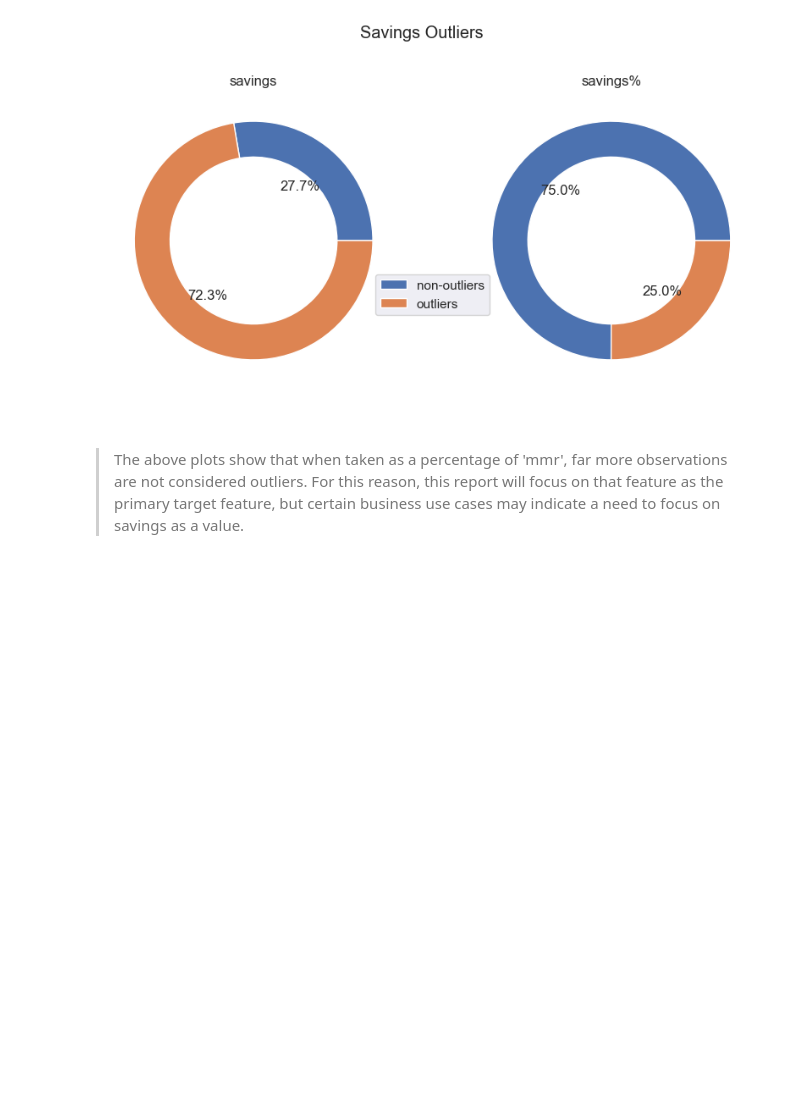
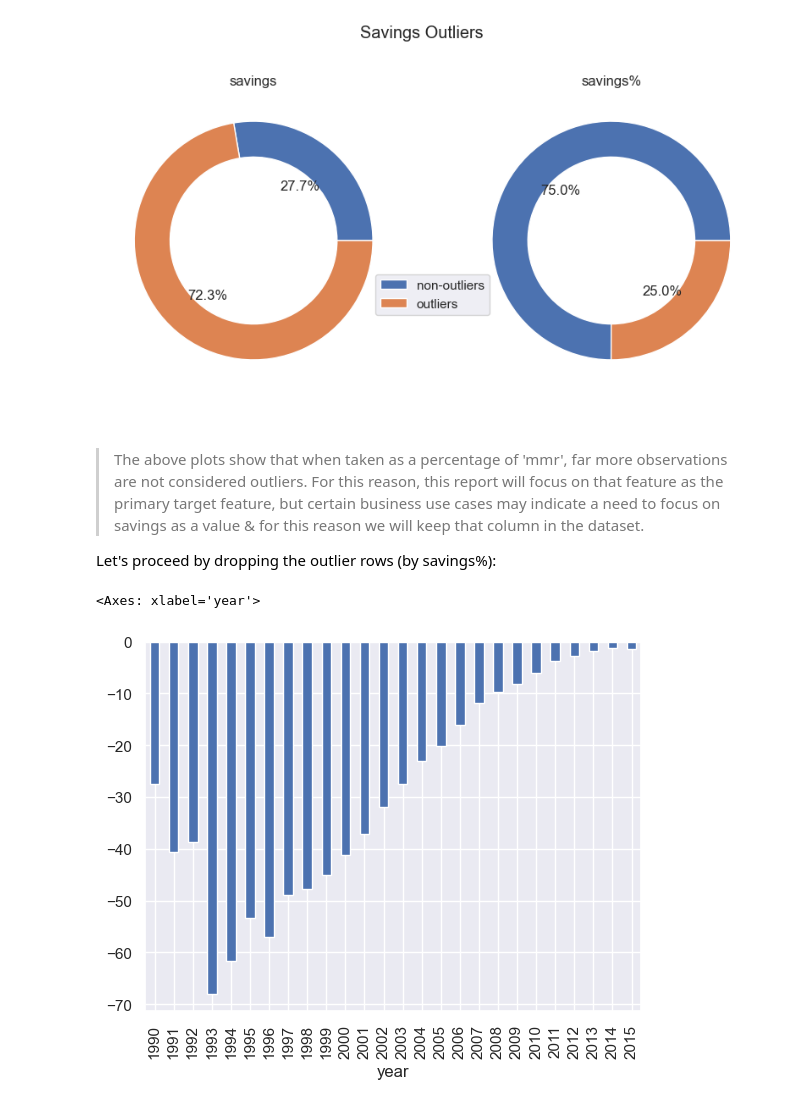
Before and after one commit to terminalcoder/used-car-auction-prices, a Jupyter notebook: notebook.ipynb, the cells around one changed output. Cells and saved outputs as stored; diff of their text form; code cells hidden in the pictures; blank space fills up the shorter version.

Commit message:
dropped outliers (svg%)

```diff
--- a/notebook.ipynb
+++ b/notebook.ipynb
@@ -442,4 +442,13 @@ fig.legend(['non-outliers', 'outliers'], loc=(.415, .28));
 # %% [output]
 [figure]
 # %% [markdown]
-> The above plots show that when taken as a percentage of 'mmr', far more observations are not considered outliers. For this reason, this report will focus on that feature as the primary target feature, but certain business use cases may indicate a need to focus on savings as a value.
+> The above plots show that when taken as a percentage of 'mmr', far more observations are not considered outliers. For this reason, this report will focus on that feature as the primary target feature, but certain business use cases may indicate a need to focus on savings as a value & for this reason we will keep that column in the dataset.
+
+Let's proceed by dropping the outlier rows (by savings%):
+# %%
+df3 = df2[(df2['savings%'] > sav_q1) & (df2['savings%'] < sav_perc_q3)]
+# %%
+df3.groupby('year')['savings%'].mean().plot(kind='bar')
+# %% [output]
+<Axes: xlabel='year'>
+[figure, added]
```
Also changed, not shown: parts of 1 cell of this notebook.
